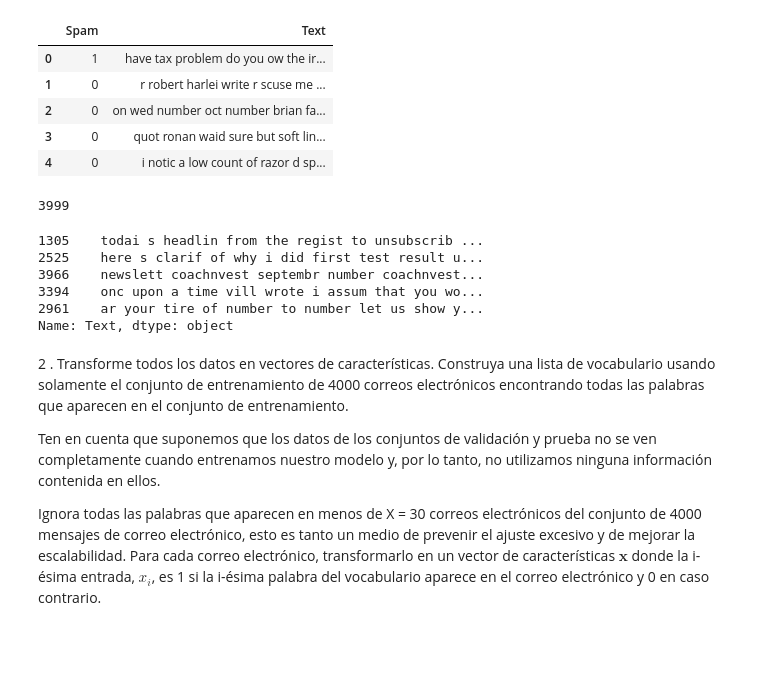
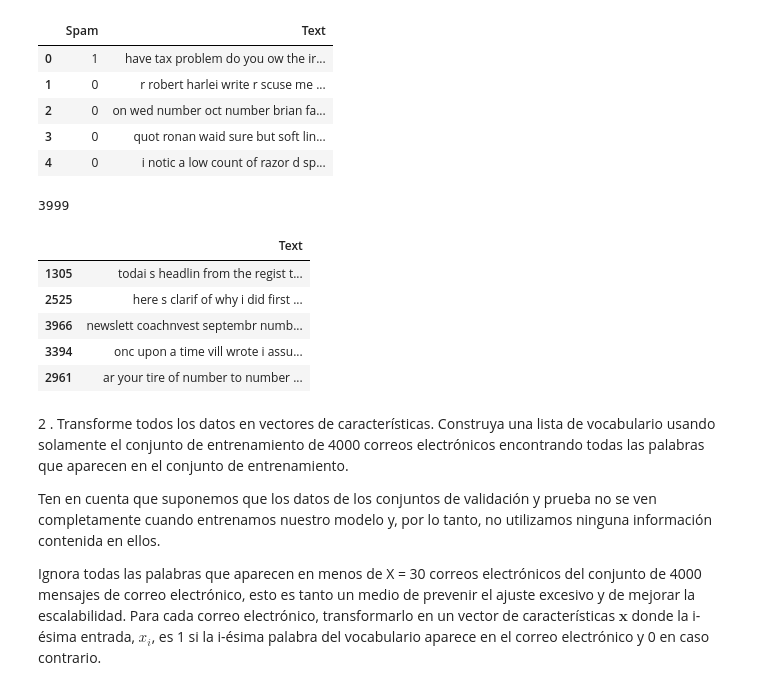
Before and after one commit to FrankCano/segunda-asignacion-del-curso-cm-072-lab4-rats, a Jupyter notebook: AsignacionML2.ipynb, the cells around one changed output. Cells and saved outputs as stored; diff of their text form; code cells hidden in the pictures; blank space fills up the shorter version.

```diff
--- a/AsignacionML2.ipynb
+++ b/AsignacionML2.ipynb
@@ -54,25 +88,25 @@ display(df.head())
 | 3 | 0 | quot ronan waid sure but soft lin... |
 | 4 | 0 | i notic a low count of razor d sp... |
 # %%
-# Separamos los correos de entrenamiento y validación
-#X_train = df[:4000].Word
-#X_test = df[4000:].Word
 X = df['Text']
+X = X.to_frame() # Volvemos X nuevamente un DataFrame
 y = df['Spam']
 test_size = 1.0/5.0
-# train/test split
+
 from sklearn.model_selection import train_test_split
+# Partimos la data en un set de entrenamiento y un set de validación
 X_train, X_test, y_train, y_test = train_test_split(X, y, test_size = test_size,random_state=2)
+
 print (len(X_train))
 X_train.head()
 # %% [output]
 3999
-1305    todai s headlin from the regist to unsubscrib ...
-2525    here s clarif of why i did first test result u...
-3966    newslett coachnvest septembr number coachnvest...
-3394    onc upon a time vill wrote i assum that you wo...
-2961    ar your tire of number to number let us show y...
-Name: Text, dtype: object
+|  | Text |
+| 1305 | todai s headlin from the regist t... |
+| 2525 | here s clarif of why i did first ... |
+| 3966 | newslett coachnvest septembr numb... |
+| 3394 | onc upon a time vill wrote i assu... |
+| 2961 | ar your tire of number to number ... |
 # %% [markdown]
 2 . Transforme todos los datos en vectores de características. Construya una lista de vocabulario usando solamente el conjunto de entrenamiento de 4000 correos electrónicos encontrando todas las palabras que aparecen en el conjunto de entrenamiento.
 
```
Also changed, not shown: parts of 13 cells of this notebook.
